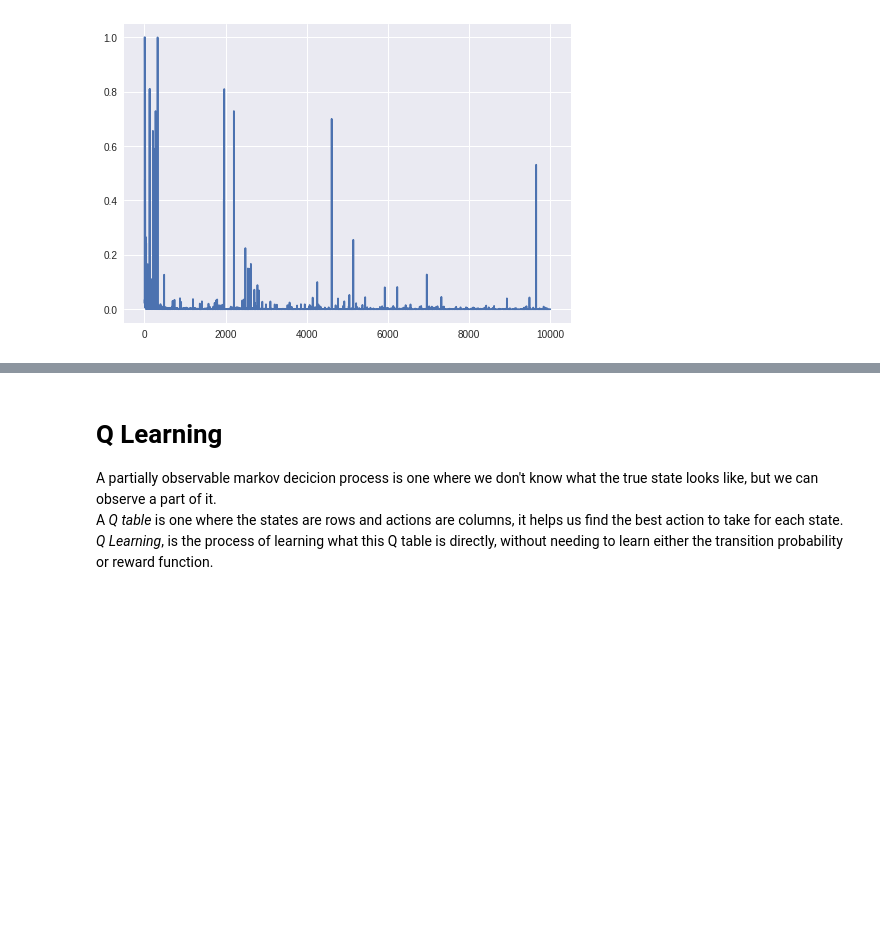
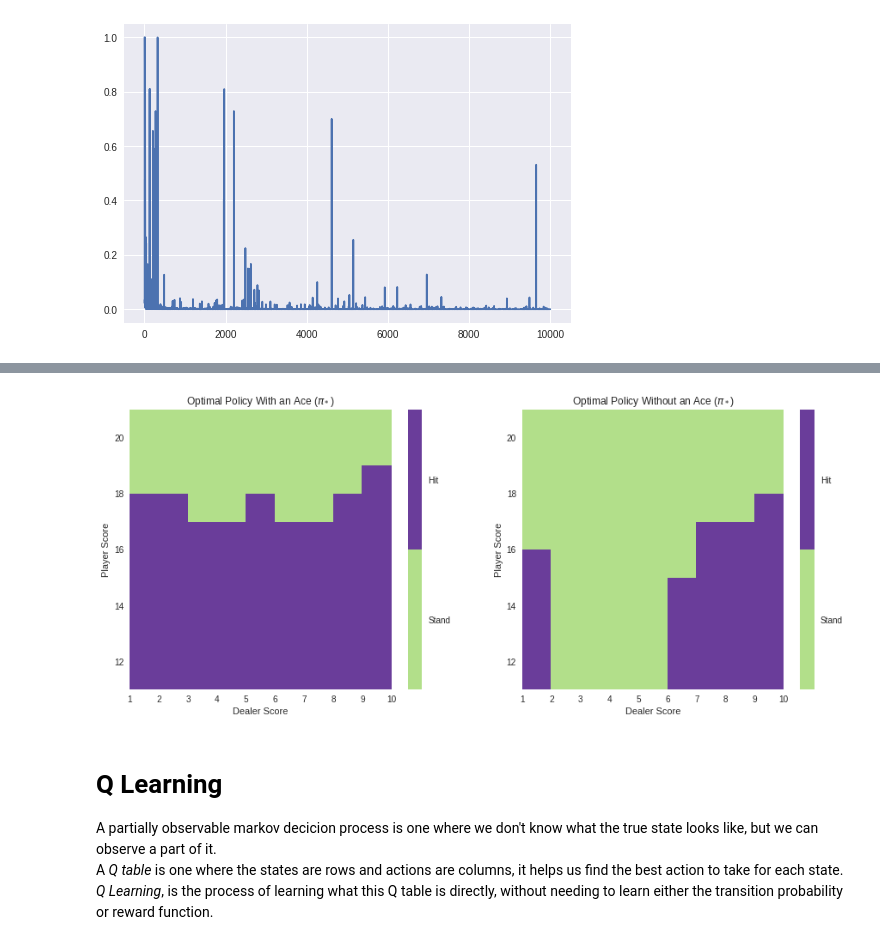
Before and after one commit to ngoduyvu/FastAI_Vu, a Jupyter notebook: SchoolAI/School_ai_Monte_Carlo_week3.ipynb, the cells around one changed output, grey strips where cells are left out. Saved outputs shown, nothing was run; the diff lists cells and outputs as text; code cells hidden in the pictures; blank space fills up the shorter version.

```diff
--- a/SchoolAI/School_ai_Monte_Carlo_week3.ipynb
+++ b/SchoolAI/School_ai_Monte_Carlo_week3.ipynb
@@ -470,3 +698,58 @@ rewards:
+# %%
+# Split the q-value arrays between arrays with usable aces and those without
+q_no_ace = q[player_range[1:],
+             dealer_range.min():dealer_range.max() + 1,
+             0, :]
+q_usable_ace = q[player_range[1:],
+                 dealer_range.min():dealer_range.max() + 1,
+                 1, :]
+
+# Select the maximum valued action to define the policy to follow when
+# you have a usable ace and when you don't
+pol_ua_opt = np.zeros((q_usable_ace.shape[0:2]))
+pol_na_opt = np.zeros((pol_ua_opt.shape))
+for i in range(pol_ua_opt.shape[0]):
+    for j in range(pol_ua_opt.shape[1]):
+        pol_ua_opt[i, j] = np.argmax(q_usable_ace[i, j])
+        pol_na_opt[i, j] = np.argmax(q_no_ace[i, j])
+
+# Get colors
+cmap = cm.get_cmap("Paired")
+colors = list([cmap(0.2), cmap(0.8)])
+label = ["Stand", "Hit"]
+
+# Plot results
+plt.figure(figsize=(15, 6))
+plt.subplot(121)
+plt.pcolor(dealer_range, player_range,
+           pol_ua_opt, label=label,
+           cmap=mpl.colors.ListedColormap(colors))
+plt.axis([dealer_range.min(), dealer_range.max(),
+          player_range.min(), player_range.max()])
+col_bar = plt.colorbar()
+col_bar.set_ticks([0.25, 0.75])
+col_bar.set_ticklabels(label)
+plt.grid()
+plt.xlabel("Dealer Score")
+plt.ylabel("Player Score")
+plt.title("Optimal Policy With an Ace ($\pi_*$)")
+
+plt.subplot(122)
+plt.pcolor(dealer_range, player_range,
+           pol_na_opt, label=label,
+           cmap=mpl.colors.ListedColormap(colors))
+plt.axis([dealer_range.min(), dealer_range.max(),
+          player_range.min(), player_range.max()])
+col_bar = plt.colorbar()
+col_bar.set_ticks([0.25, 0.75])
+col_bar.set_ticklabels(label)
+plt.grid()
+plt.xlabel("Dealer Score")
+plt.ylabel("Player Score")
+plt.title("Optimal Policy Without an Ace ($\pi_*$)")
+plt.show()
+# %% [output]
+[figure, added]
 # %% [markdown]
 # Q Learning
 A partially observable markov decicion process is one where we don't know what the true state looks like, but we can observe a part of it.<br>
```
Also changed, not shown: parts of 8 cells of this notebook.
